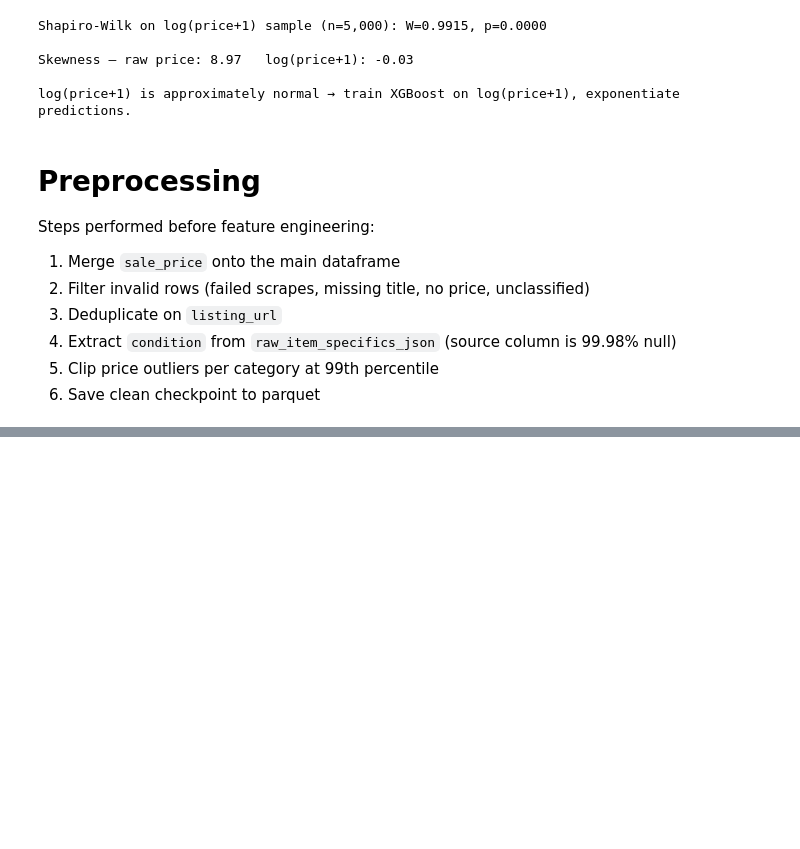
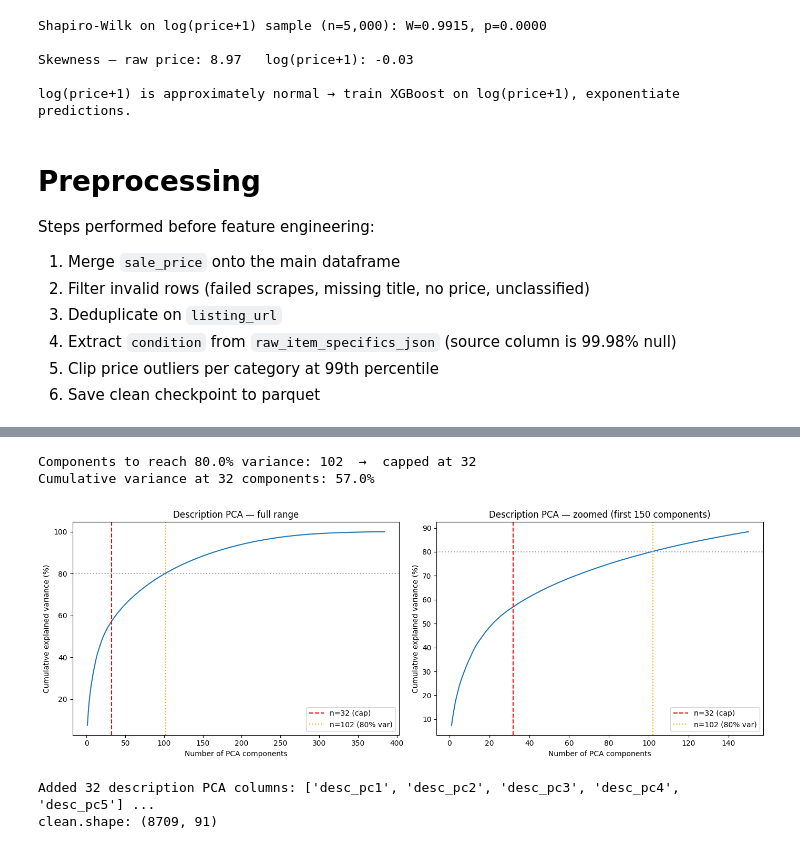
Before and after one commit to kjw009/multi-agentic-sales-representative-system, a Jupyter notebook: notebooks/full_ML_Pipeline.ipynb, the cells around one changed output, grey strips where cells are left out. Saved outputs shown, nothing was run; the diff lists cells and outputs as text; code cells hidden in the pictures; blank space fills up the shorter version.

```diff
--- a/notebooks/full_ML_Pipeline.ipynb
+++ b/notebooks/full_ML_Pipeline.ipynb
@@ -723,0 +1033,75 @@ print(f"\nSaved → output/clean.parquet  ({len(clean):,} rows, {clean.shape[1]}
+# %%
+# ── Step 1: encode descriptions (truncated to first 150 words) ───────
+desc_list = (
+    clean["description"]
+    .fillna("")
+    .astype(builtins.str)
+    .str.split()
+    .str[:150]
+    .str.join(" ")
+    .tolist()
+)
+print(f"Encoding {len(desc_list):,} descriptions...")
+
+desc_embeds = model.encode(
+    desc_list,
+    convert_to_tensor=False,
+    normalize_embeddings=True,
+    batch_size=256,
+    show_progress_bar=True,
+)  # (n_rows, 384)
+
+# ── Step 2: full PCA to get the variance curve ────────────────────────
+pca_desc_full = PCA(random_state=42)
+pca_desc_full.fit(desc_embeds)
+
+cum_var_desc = np.cumsum(pca_desc_full.explained_variance_ratio_) * 100
+n_range_desc = np.arange(1, len(cum_var_desc) + 1)
+
+# ── Step 3: 80% variance target, hard-capped at 32 ───────────────────
+N_CAP_DESC = 32
+TARGET_VAR_DESC = 80.0
+elbow_desc_uncapped = int(np.searchsorted(cum_var_desc, TARGET_VAR_DESC)) + 1
+elbow_desc = min(elbow_desc_uncapped, N_CAP_DESC)
+print(f"Components to reach {TARGET_VAR_DESC}% variance: {elbow_desc_uncapped}  →  capped at {elbow_desc}")
+print(f"Cumulative variance at {elbow_desc} components: {cum_var_desc[elbow_desc-1]:.1f}%")
+
+# ── Step 4: cumulative variance plot ──────────────────────────────────
+fig, axes = plt.subplots(1, 2, figsize=(14, 5))
+
+axes[0].plot(n_range_desc, cum_var_desc, linewidth=1.5)
+axes[0].axvline(elbow_desc, color="red", linestyle="--", label=f"n={elbow_desc} (cap)")
+axes[0].axvline(elbow_desc_uncapped, color="orange", linestyle=":", label=f"n={elbow_desc_uncapped} (80% var)")
+axes[0].axhline(TARGET_VAR_DESC, color="grey", linestyle=":", alpha=0.7)
+axes[0].set_xlabel("Number of PCA components")
+axes[0].set_ylabel("Cumulative explained variance (%)")
+axes[0].set_title("Description PCA — full range")
+axes[0].legend()
+
+zoom_desc = min(elbow_desc_uncapped * 2, 150)
+axes[1].plot(n_range_desc[:zoom_desc], cum_var_desc[:zoom_desc], linewidth=1.5)
+axes[1].axvline(elbow_desc, color="red", linestyle="--", label=f"n={elbow_desc} (cap)")
+axes[1].axvline(elbow_desc_uncapped, color="orange", linestyle=":", label=f"n={elbow_desc_uncapped} (80% var)")
+axes[1].axhline(TARGET_VAR_DESC, color="grey", linestyle=":", alpha=0.7)
+axes[1].set_xlabel("Number of PCA components")
+axes[1].set_ylabel("Cumulative explained variance (%)")
+axes[1].set_title(f"Description PCA — zoomed (first {zoom_desc} components)")
+axes[1].legend()
+
+plt.tight_layout()
+plt.show()
+
+# ── Step 5: refit and add columns ─────────────────────────────────────
+pca_desc = PCA(n_components=elbow_desc, random_state=42)
+desc_pca_features = pca_desc.fit_transform(desc_embeds)
+
+desc_pc_cols = [f"desc_pc{i}" for i in range(1, elbow_desc + 1)]
+clean = clean.drop(columns=[c for c in clean.columns if c.startswith("desc_pc")], errors="ignore")
+clean = pd.concat(
+    [clean, pd.DataFrame(desc_pca_features, columns=desc_pc_cols, index=clean.index)],
+    axis=1,
+)
+
+print(f"Added {elbow_desc} description PCA columns: {desc_pc_cols[:5]} ...")
+print(f"clean.shape: {clean.shape}")
+# %% [output]
@@ -723,0 +1109,5 @@ print(f"\nSaved → output/clean.parquet  ({len(clean):,} rows, {clean.shape[1]}
+Components to reach 80.0% variance: 102  →  capped at 32
+Cumulative variance at 32 components: 57.0%
+[figure, added]
+Added 32 description PCA columns: ['desc_pc1', 'desc_pc2', 'desc_pc3', 'desc_pc4', 'desc_pc5'] ...
+clean.shape: (8709, 91)
```
Also changed, not shown: parts of 20 cells of this notebook, 2 other files.
